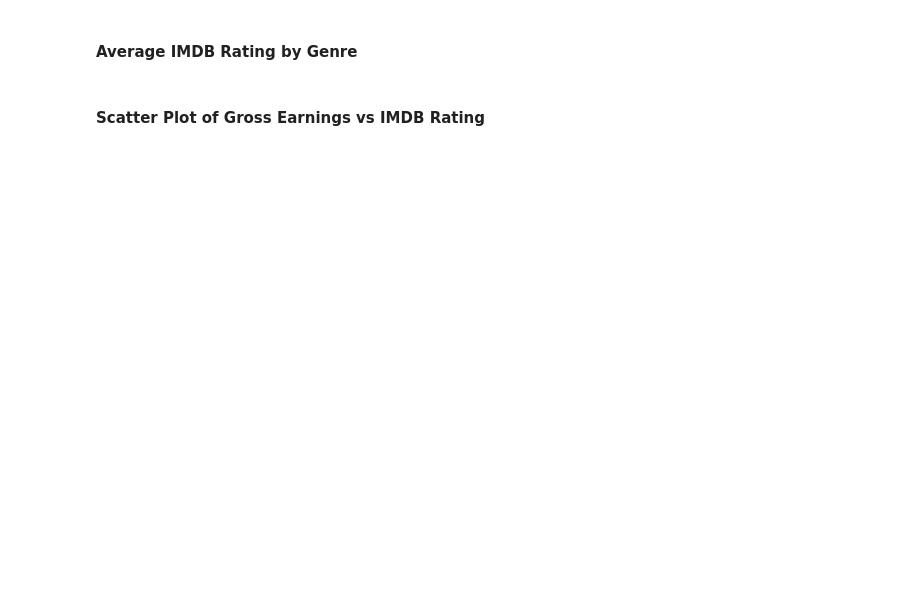
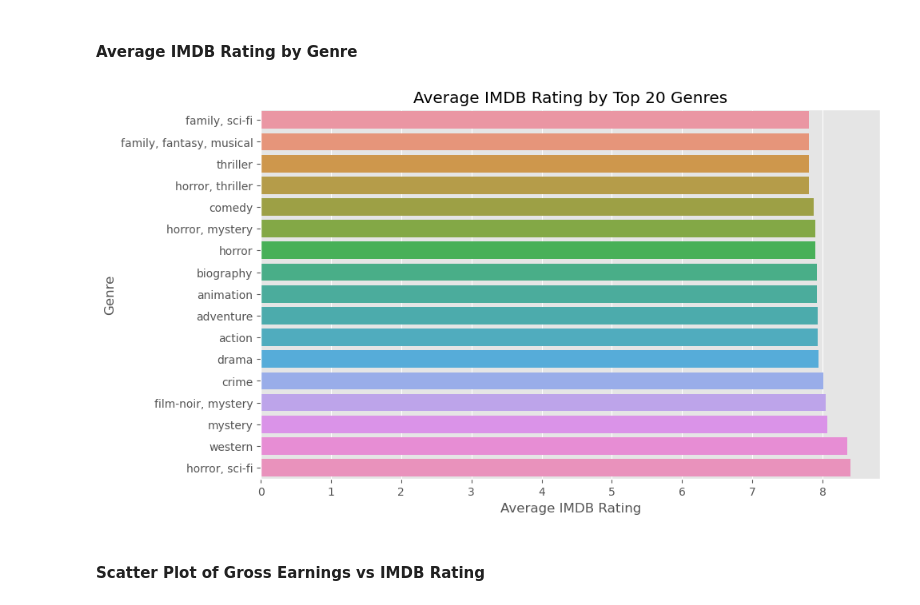
Before and after one commit to jwmathis/Project4, a Jupyter notebook: Project4.ipynb, the cells around one changed output. Saved outputs shown, nothing was run; the diff lists cells and outputs as text; code cells hidden in the pictures; blank space fills up the shorter version.

```diff
--- a/Project4.ipynb
+++ b/Project4.ipynb
@@ -372,4 +411,14 @@ plt.xticks(rotation=90);
 # %% [markdown]
 #### Average IMDB Rating by Genre
+# %%
+plt.figure(figsize=(10,6))
+top_genres = movies_df['Genre'].value_counts().head(20).index
+top_genre_ratings = movies_df[movies_df['Genre'].isin(top_genres)].groupby('Genre')['IMDB_Rating'].mean().sort_values()
+sns.barplot(x=top_genre_ratings, y=top_genre_ratings.index)
+plt.title('Average IMDB Rating by Top 20 Genres')
+plt.xlabel('Average IMDB Rating')
+plt.ylabel('Genre');
+# %% [output]
+[figure, added]
 # %% [markdown]
 #### Scatter Plot of Gross Earnings vs IMDB Rating
```
Also changed, not shown: parts of 6 cells of this notebook, 2 other files.
